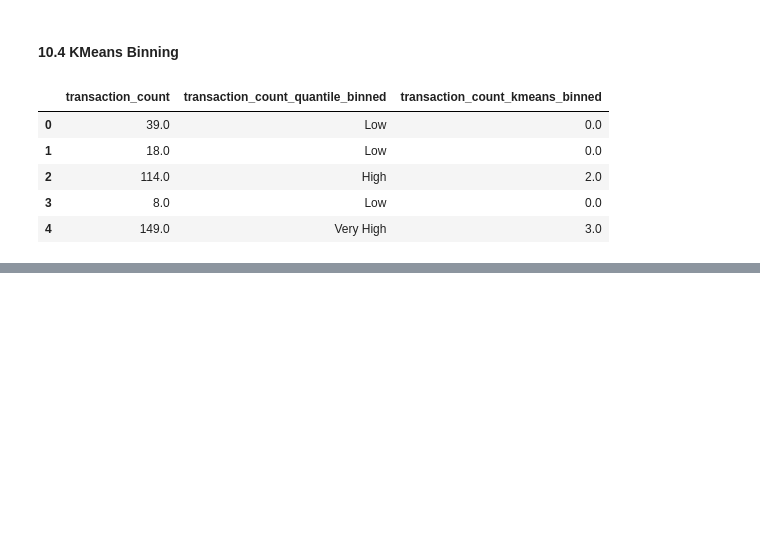
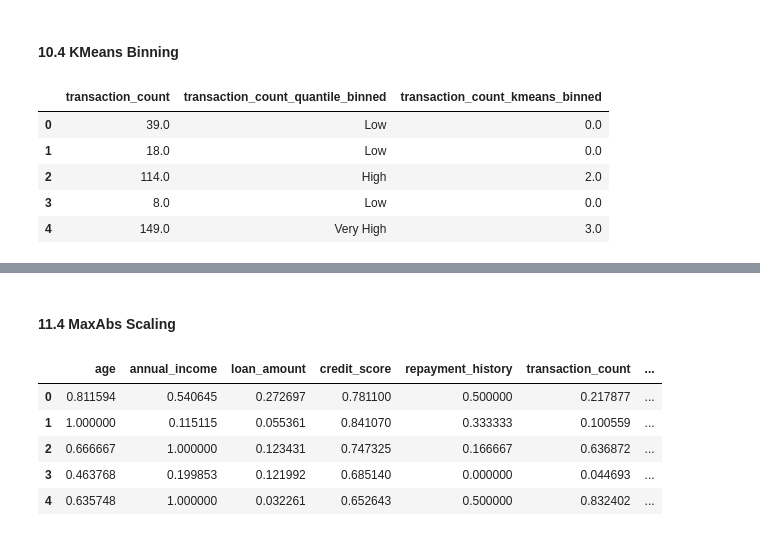
Before and after one commit to ah1331/rw, a Jupyter notebook: DPFE/final/a.ipynb, the cells around one changed output, grey strips where cells are left out. Cells and saved outputs as stored; diff of their text form; code cells hidden in the pictures; blank space fills up the shorter version.

```diff
--- a/DPFE/final/a.ipynb
+++ b/DPFE/final/a.ipynb
@@ -467,0 +518,13 @@ df[['transaction_count', 'transaction_count_quantile_binned', 'transaction_count
+# %% [markdown]
+#### 11.4 MaxAbs Scaling
+# %%
+maxabs_scaler = MaxAbsScaler()
+df_maxabs = pd.DataFrame(maxabs_scaler.fit_transform(df[numeric_columns]), columns=numeric_columns, index=df.index)
+df_maxabs.head()
+# %% [output]
+|  | age | annual_income | loan_amount | credit_score | repayment_history | transaction_count | ... |
+| 0 | 0.811594 | 0.540645 | 0.272697 | 0.781100 | 0.500000 | 0.217877 | ... |
+| 1 | 1.000000 | 0.115115 | 0.055361 | 0.841070 | 0.333333 | 0.100559 | ... |
+| 2 | 0.666667 | 1.000000 | 0.123431 | 0.747325 | 0.166667 | 0.636872 | ... |
+| 3 | 0.463768 | 0.199853 | 0.121992 | 0.685140 | 0.000000 | 0.044693 | ... |
+| 4 | 0.635748 | 1.000000 | 0.032261 | 0.652643 | 0.500000 | 0.832402 | ... |
```
Also changed, not shown: parts of 28 cells of this notebook, 8 other files.
